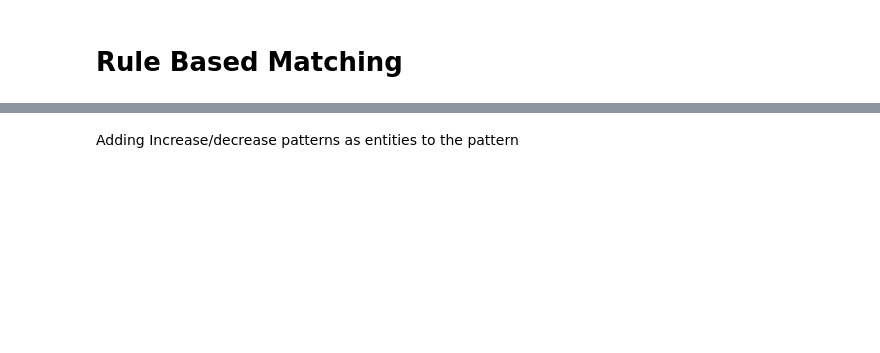
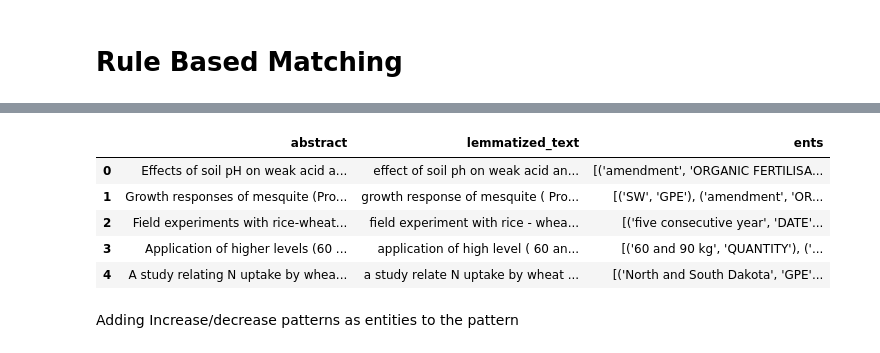
Before and after one commit to olalepek/Text-Mining---Agriculture, a Jupyter notebook: Agriculture_Tweet_Text_Mining_and_Sentimental_analysis.ipynb, the cells around one changed output, grey strips where cells are left out. Saved outputs shown, nothing was run; the diff lists cells and outputs as text; code cells hidden in the pictures; blank space fills up the shorter version.

```diff
--- a/Agriculture_Tweet_Text_Mining_and_Sentimental_analysis.ipynb
+++ b/Agriculture_Tweet_Text_Mining_and_Sentimental_analysis.ipynb
@@ -539,4 +574,4 @@ for pattern in ruler_patterns[:5]:
 # %%
-dataset["ents"] = dataset["lemmatized_text"].apply(lambda abstract: [(ent.text, ent.label_) for ent in nlp(abstract).ents])
+dataset["ents"] = dataset["abstract"].apply(lambda abstract: [(ent.text, ent.label_) for ent in nlp(abstract).ents])
 # %%
 dataset.to_csv('/content/drive/MyDrive/Studia DSE/abstract_with_entity_rules.csv', index=False)
@@ -544,0 +584,33 @@ dataset.head(5)
+# %%
+# "[INCREASE/DECREASE ... SOC"
+pattern_soc_increase = [
+  # anchor ent label: increase/decrease
+  {
+    "RIGHT_ID": "Change",
+    "RIGHT_ATTRS": {"ENT_TYPE": {"IN":['INCREASE']}},
+  },
+  # Increase/decrease -> SOC
+  {
+    "LEFT_ID": "Change",
+    "REL_OP": ">",
+    "RIGHT_ID": "SOC",
+    "RIGHT_ATTRS": {"ENT_TYPE": {"IN":['SOC','SOC INCREASE']}}
+  },
+]
+
+
+matcher = DependencyMatcher(nlp.vocab)
+matcher.add("SOC INCREASE Pattern", [pattern_soc_increase])
+# %%
+def matcher_abstracts(text):
+    doc = nlp(text)
+    matches = matcher(doc)
+    match_texts = []
+    for match_id, token_ids in matches:
+        match_text = ' '.join([doc[i].text for i in token_ids])
+        match_texts.append(match_text)
+    return match_texts
+
+dataset['matches'] = dataset['abstract'].apply(matcher_abstracts)
+
+dataset.head()
@@ -545,2 +701,2 @@ dataset.head(5)
 # %%
-dataset = pd.read_csv('/content/drive/MyDrive/Studia DSE/abstract_with_entity_rules.csv')
+tillage_increase_soc.to_csv('/content/drive/MyDrive/Studia DSE/abstract_with_matches_tillage.csv')
@@ -564,3 +729,15 @@ dataset.head()
+# %%
+selected = ['abstract','lemmatized_text', 'ents' ]
+dataset_view = dataset[selected]
+
+dataset_view.head()
+# %% [output]
+|  | abstract | lemmatized_text | ents |
+| 0 | Effects of soil pH on weak acid a... | effect of soil ph on weak acid an... | [('amendment', 'ORGANIC FERTILISA... |
+| 1 | Growth responses of mesquite (Pro... | growth response of mesquite ( Pro... | [('SW', 'GPE'), ('amendment', 'OR... |
+| 2 | Field experiments with rice-wheat... | field experiment with rice - whea... | [('five consecutive year', 'DATE'... |
+| 3 | Application of higher levels (60 ... | application of high level ( 60 an... | [('60 and 90 kg', 'QUANTITY'), ('... |
+| 4 | A study relating N uptake by whea... | a study relate N uptake by wheat ... | [('North and South Dakota', 'GPE'... |
 # %% [markdown]
 Adding Increase/decrease patterns as entities to the pattern
 # %%
```
Also changed, not shown: parts of 60 cells of this notebook.
